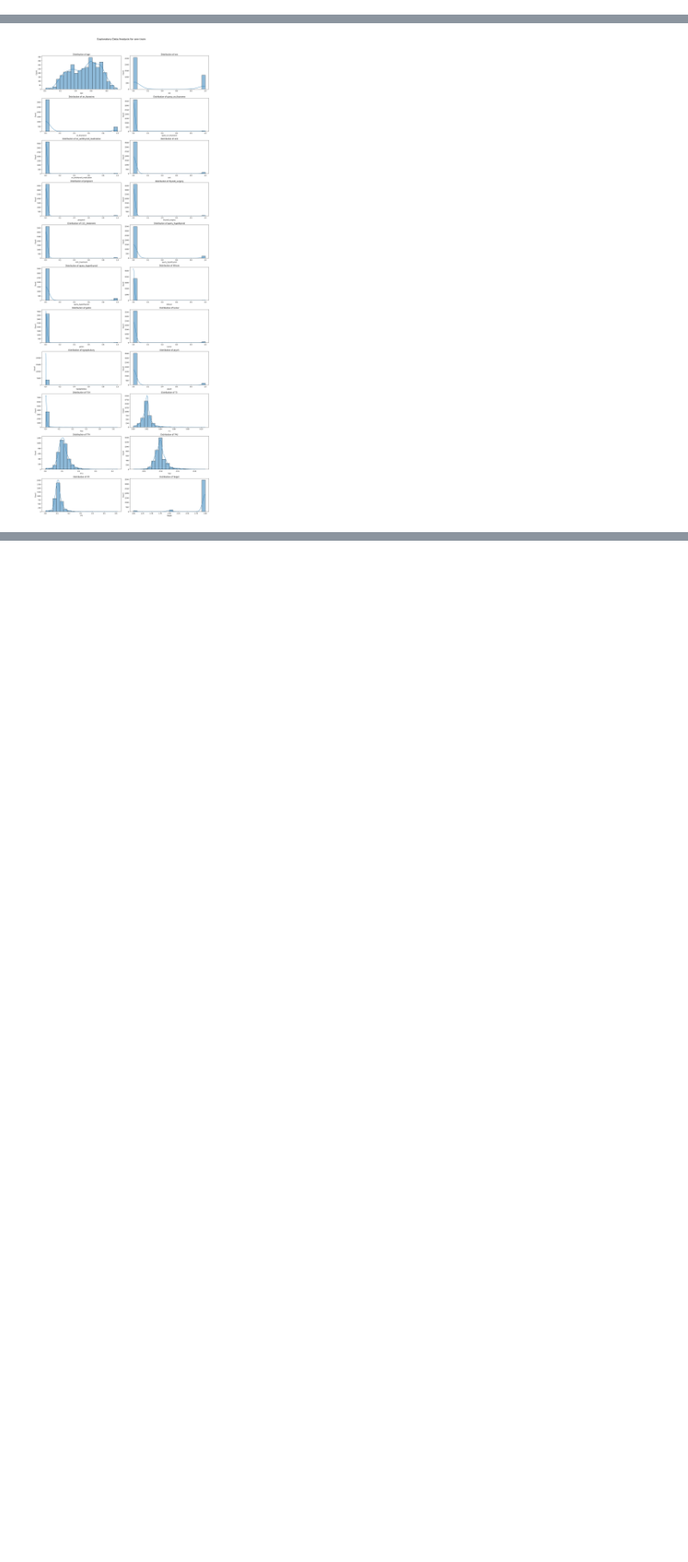
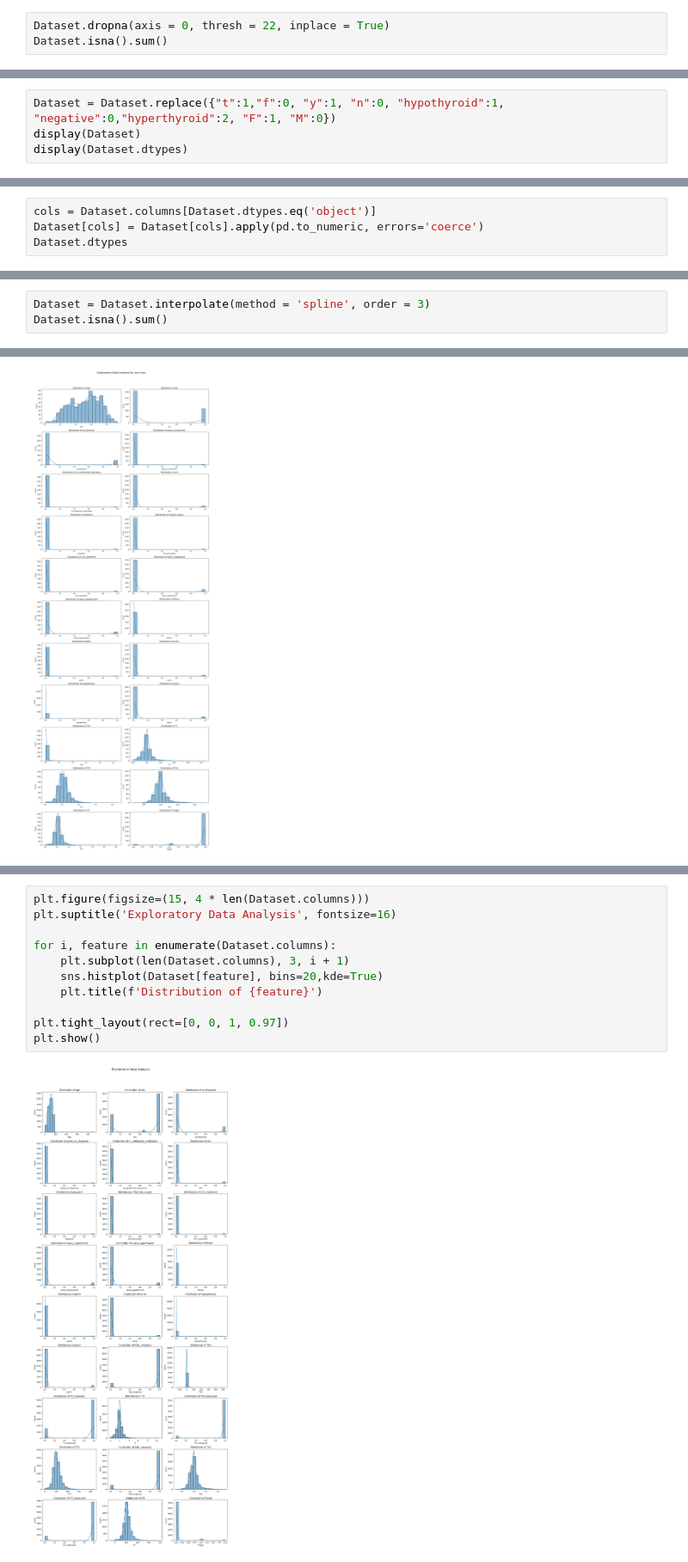
Before and after one commit to aashishops/Thyroid-Performance-Analysis, a Jupyter notebook: src/EDA.ipynb, the cells around one changed output, grey strips where cells are left out. Shown at 86% size. Drawn from its saved outputs; the diff is of its cells as text; blank space fills up the shorter version.

```diff
--- a/src/EDA.ipynb
+++ b/src/EDA.ipynb
@@ -218,0 +219,3 @@ dtype: int64
+# %%
+Dataset.dropna(axis = 0, thresh = 22, inplace = True)
+Dataset.isna().sum()
@@ -218,0 +240,4 @@ dtype: int64
+# %%
+Dataset = Dataset.replace({"t":1,"f":0, "y":1, "n":0, "hypothyroid":1, "negative":0,"hyperthyroid":2, "F":1, "M":0})
+display(Dataset)
+display(Dataset.dtypes)
@@ -218,0 +275,4 @@ dtype: int64
+# %%
+cols = Dataset.columns[Dataset.dtypes.eq('object')]
+Dataset[cols] = Dataset[cols].apply(pd.to_numeric, errors='coerce')
+Dataset.dtypes
@@ -218,0 +297,3 @@ dtype: int64
+# %%
+Dataset = Dataset.interpolate(method = 'spline', order = 3)
+Dataset.isna().sum()
@@ -341,0 +394,13 @@ for df_name, df in hypo_hyper_data.items():
+# %%
+plt.figure(figsize=(15, 4 * len(Dataset.columns)))
+plt.suptitle('Exploratory Data Analysis', fontsize=16)
+
+for i, feature in enumerate(Dataset.columns):
+    plt.subplot(len(Dataset.columns), 3, i + 1)
+    sns.histplot(Dataset[feature], bins=20,kde=True)
+    plt.title(f'Distribution of {feature}')
+
+plt.tight_layout(rect=[0, 0, 1, 0.97])
+plt.show()
+# %% [output]
+[figure, added]
```
Also changed, not shown: parts of 21 cells of this notebook, 1 other file.
